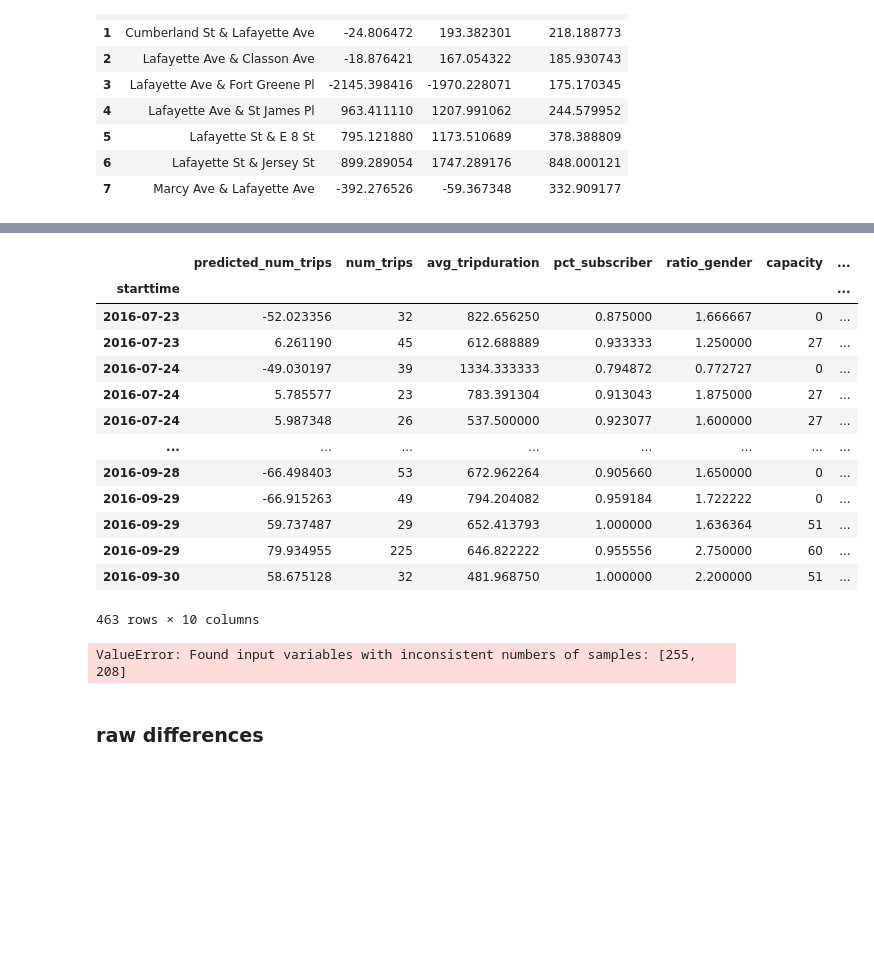
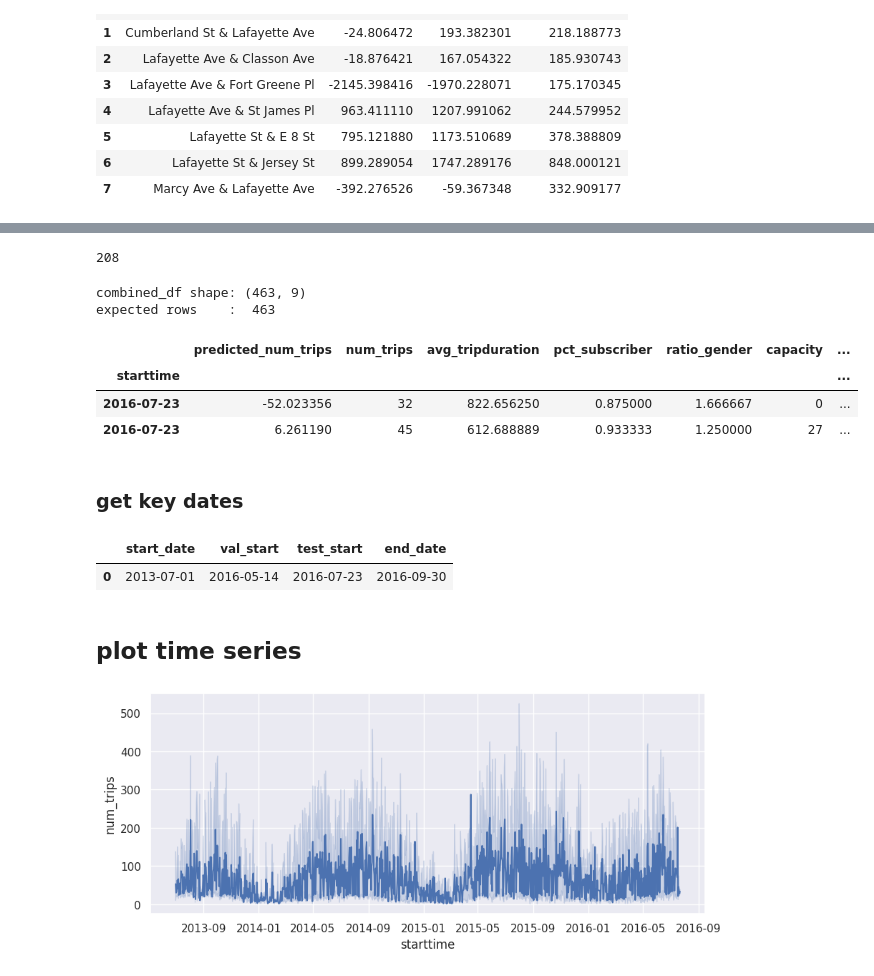
Before and after one commit to tottenjordan/vertex-forecas-repo, a Jupyter notebook: 03-bqml-sdk-examples/causal-impact/01c-calculate-causal-lift.ipynb, the cells around one changed output, grey strips where cells are left out. Drawn from its saved outputs; the diff is of its cells as text; code cells hidden in the pictures; blank space fills up the shorter version.

```diff
--- a/03-bqml-sdk-examples/causal-impact/01c-calculate-causal-lift.ipynb
+++ b/03-bqml-sdk-examples/causal-impact/01c-calculate-causal-lift.ipynb
@@ -192,14 +217,16 @@ new_df
 test_b_df=groupb_test_preds.set_index('starttime')
 test_a_df=groupa_test_preds.set_index('starttime')
 
-test_a_df['control_grp'] = 0
-test_b_df['control_grp'] = 1
+test_a_df['control_grp'] = 'Group_A'
+test_b_df['control_grp'] = 'Group_B'
 
-test_a_df=test_a_df.rename(columns={"a_predicted_num_trips":"predicted_num_trips"})
-test_b_df=test_b_df.rename(columns={"b_predicted_num_trips":"predicted_num_trips"})
+test_a_df=test_a_df.rename(columns={"a_predicted_num_trips":"predicted_num_trips","a_residuals":"residuals"})
+test_b_df=test_b_df.rename(columns={"b_predicted_num_trips":"predicted_num_trips","b_residuals":"residuals"})
 
 print(f"test_b_df shape: {test_b_df.shape}")
 print(f"test_a_df shape: {test_a_df.shape}")
+
+test_a_df.head(2)
 # %% [output]
 test_b_df shape: (255, 9)
 test_a_df shape: (208, 9)
@@ -223,20 +237,19 @@ test_a_df
+# %%
+test_a_df.shape[0]
+# %% [output]
+208
 # %%
 frames = [test_b_df,test_a_df]
 
 combined_df = pd.concat(frames)
-combined_df
+
+print(f"combined_df shape: {combined_df.shape}")
+print(f"expected rows    :  {test_a_df.shape[0]+test_b_df.shape[0]}")
+combined_df.head(2)
 # %% [output]
+combined_df shape: (463, 9)
+expected rows    :  463
 |  | predicted_num_trips | num_trips | avg_tripduration | pct_subscriber | ratio_gender | capacity | ... |
 | starttime |  |  |  |  |  |  | ... |
 | 2016-07-23 | -52.023356 | 32 | 822.656250 | 0.875000 | 1.666667 | 0 | ... |
 | 2016-07-23 | 6.261190 | 45 | 612.688889 | 0.933333 | 1.250000 | 27 | ... |
-| 2016-07-24 | -49.030197 | 39 | 1334.333333 | 0.794872 | 0.772727 | 0 | ... |
-| 2016-07-24 | 5.785577 | 23 | 783.391304 | 0.913043 | 1.875000 | 27 | ... |
-| 2016-07-24 | 5.987348 | 26 | 537.500000 | 0.923077 | 1.600000 | 27 | ... |
-| ... | ... | ... | ... | ... | ... | ... | ... |
-| 2016-09-28 | -66.498403 | 53 | 672.962264 | 0.905660 | 1.650000 | 0 | ... |
-| 2016-09-29 | -66.915263 | 49 | 794.204082 | 0.959184 | 1.722222 | 0 | ... |
-| 2016-09-29 | 59.737487 | 29 | 652.413793 | 1.000000 | 1.636364 | 51 | ... |
-| 2016-09-29 | 79.934955 | 225 | 646.822222 | 0.955556 | 2.750000 | 60 | ... |
-| 2016-09-30 | 58.675128 | 32 | 481.968750 | 1.000000 | 2.200000 | 51 | ... |
-463 rows × 10 columns
@@ -265,16 +255,0 @@ combined_df
-# %%
-from sklift.viz import plot_uplift_preds
-from sklift.models import SoloModel
-
-# y_val = combined_df['num_trips']
-# preds = combined_df['predicted_num_trips']
-# treatment = combined_df['control_grp']
-
-grp_a_preds = test_a_df['predicted_num_trips']
-grp_b_preds = test_b_df['predicted_num_trips']
-
-plot_uplift_preds(trmnt_preds=test_b_df, ctrl_preds=grp_a_preds);
-# %% [output]
-ValueError: Found input variables with inconsistent numbers of samples: [255, 208]
-# %% [markdown]
-### raw differences
@@ -291,0 +256,2 @@ print(f'The raw difference between the pre and the post treatment is {post_daily
+# %% [markdown]
+### get key dates
@@ -291,0 +264,16 @@ print(f'The raw difference between the pre and the post treatment is {post_daily
+# %%
+query = f"""
+    SELECT
+        MIN({TIME_COLUMN}) as start_date,
+        DATE_SUB(MAX({TIME_COLUMN}), INTERVAL {forecast_test_length+forecast_val_length}-1 DAY) as val_start,
+        DATE_SUB(MAX({TIME_COLUMN}), INTERVAL {forecast_test_length}-1 DAY) as test_start,
+        MAX({TIME_COLUMN}) as end_date,
+    FROM `{BQ_PROJECT}.{BQ_DATASET}.{BQ_TABLE_GROUP_B}`
+"""
+keyDates = bq.query(query).to_dataframe()
+keyDates
+# %% [output]
+|  | start_date | val_start | test_start | end_date |
+| 0 | 2013-07-01 | 2016-05-14 | 2016-07-23 | 2016-09-30 |
+# %% [markdown]
+## plot time series
@@ -291,0 +293,4 @@ print(f'The raw difference between the pre and the post treatment is {post_daily
+# %%
+sns.lineplot(x=groupa_train.starttime, y=groupa_train[TARGET_COLUMN], legend='auto');
+# %% [output]
+[figure, added]
```
Also changed, not shown: parts of 17 cells of this notebook, 2 other files.
